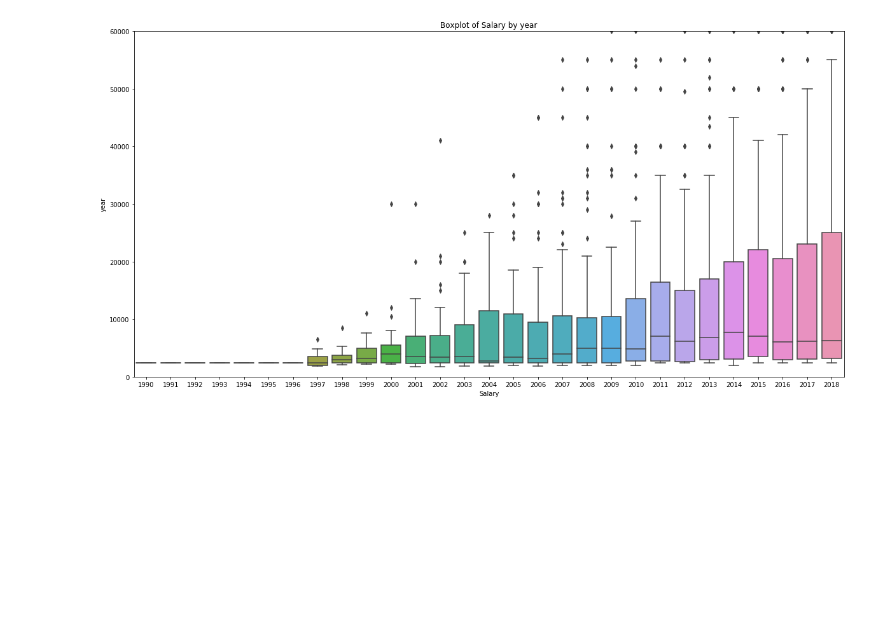
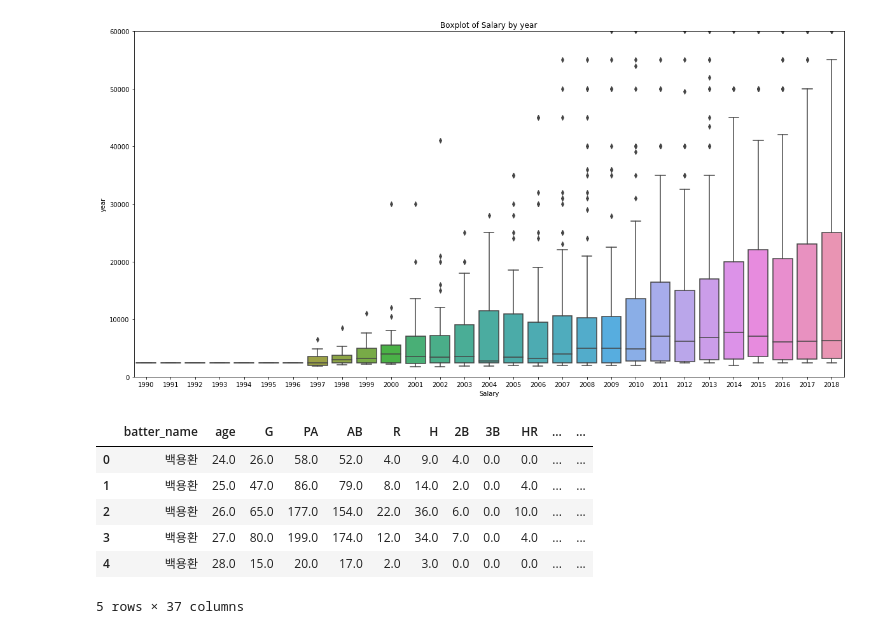
Before and after one commit to kkalkkkal/Datathon_KBO, a Jupyter notebook: KBO_hspark.ipynb, the cells around one changed output. Saved outputs shown, nothing was run; the diff lists cells and outputs as text; code cells hidden in the pictures; blank space fills up the shorter version.

```diff
--- a/KBO_hspark.ipynb
+++ b/KBO_hspark.ipynb
@@ -429,3 +454,13 @@ plt.ylim([0, 60000])
 # %% [output]
 (0, 60000)
 [figure]
+# %%
+df_dropna.head()
+# %% [output]
+|  | batter_name | age | G | PA | AB | R | H | 2B | 3B | HR | ... | ... |
+| 0 | 백용환 | 24.0 | 26.0 | 58.0 | 52.0 | 4.0 | 9.0 | 4.0 | 0.0 | 0.0 | ... | ... |
+| 1 | 백용환 | 25.0 | 47.0 | 86.0 | 79.0 | 8.0 | 14.0 | 2.0 | 0.0 | 4.0 | ... | ... |
+| 2 | 백용환 | 26.0 | 65.0 | 177.0 | 154.0 | 22.0 | 36.0 | 6.0 | 0.0 | 10.0 | ... | ... |
+| 3 | 백용환 | 27.0 | 80.0 | 199.0 | 174.0 | 12.0 | 34.0 | 7.0 | 0.0 | 4.0 | ... | ... |
+| 4 | 백용환 | 28.0 | 15.0 | 20.0 | 17.0 | 2.0 | 3.0 | 0.0 | 0.0 | 0.0 | ... | ... |
+5 rows × 37 columns
```
Also changed, not shown: parts of 6 cells of this notebook.
